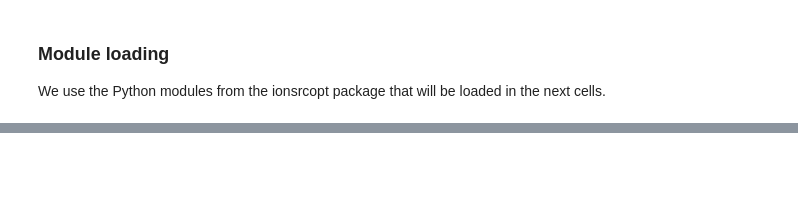
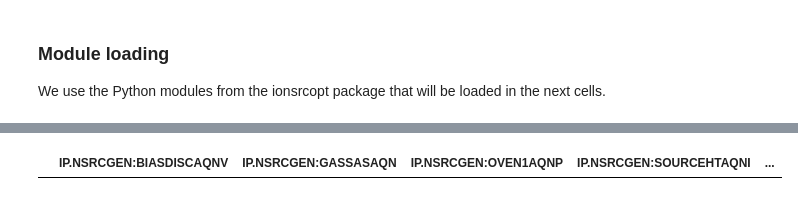
Before and after one commit to mexxexx/ionsrcopt, a Jupyter notebook: Clustering/Optigrid_Clustering.ipynb, the cells around one changed output, grey strips where cells are left out. Cells and saved outputs as stored; diff of their text form; code cells hidden in the pictures; blank space fills up the shorter version.

```diff
--- a/Clustering/Optigrid_Clustering.ipynb
+++ b/Clustering/Optigrid_Clustering.ipynb
@@ -298,0 +302,10 @@ def describe_clusters(df, columns):
+# %%
+parameters = ['IP.NSRCGEN:BIASDISCAQNV', 'IP.NSRCGEN:GASSASAQN', 'IP.NSRCGEN:SOURCEHTAQNI', 'IP.SAIREM2:FORWARDPOWER', 'IP.SOLCEN.ACQUISITION:CURRENT', 'IP.SOLEXT.ACQUISITION:CURRENT', 'IP.NSRCGEN:OVEN1AQNP', 'ITF.BCT25:CURRENT']
+measurments = ['ITF.BCT25:CURRENT']
+preprocessing = ['source_stable', 'is_breakdown']
+columns_to_load = parameters + measurments + preprocessing
+# %%
+file = '../Data_Preprocessed/Nov2018.csv'
+df_total = read_data_from_csv(file, columns_to_load, None)
+df_total = convert_column_types(df_total)
+df_total.dropna(inplace=True)
@@ -298,0 +326,4 @@ def describe_clusters(df, columns):
+# %%
+df_total.head(0)
+# %% [output]
+|  | IP.NSRCGEN:BIASDISCAQNV | IP.NSRCGEN:GASSASAQN | IP.NSRCGEN:OVEN1AQNP | IP.NSRCGEN:SOURCEHTAQNI | ... |
```
Also changed, not shown: parts of 17 cells of this notebook, 3 other files.
